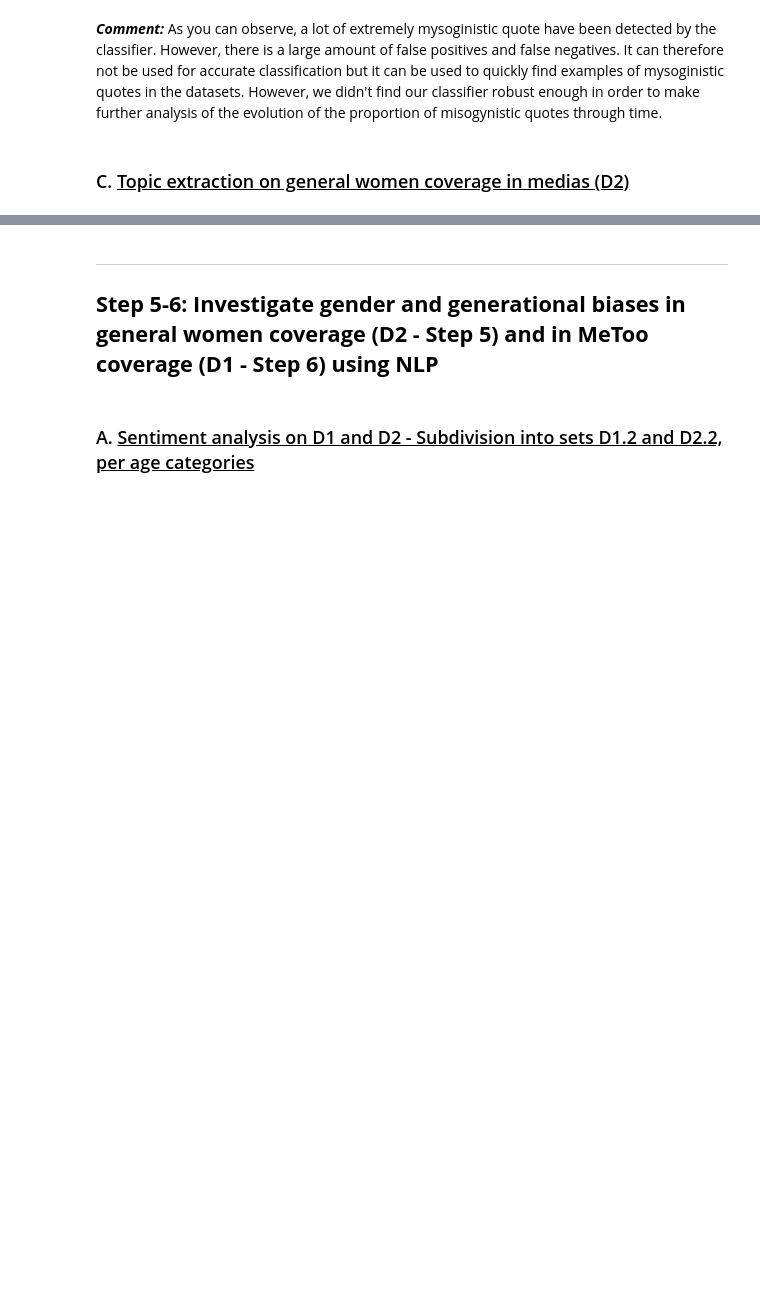
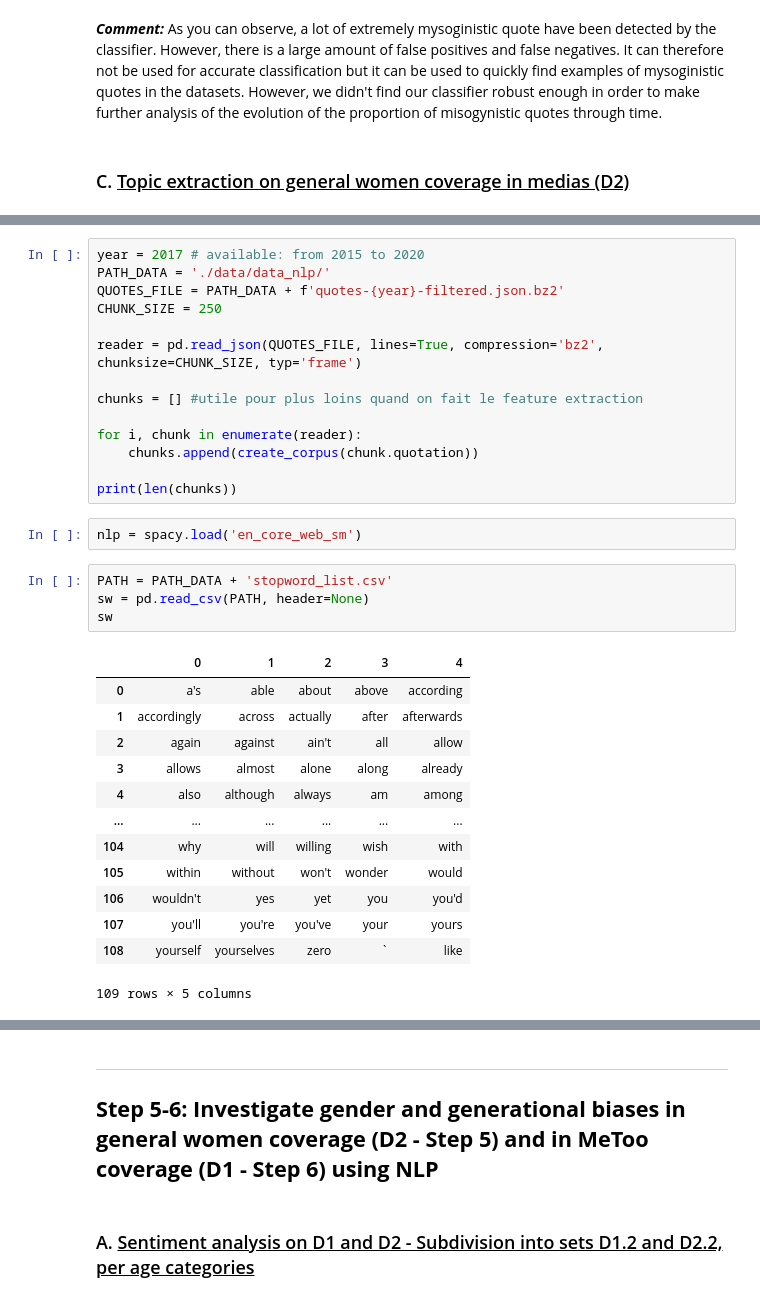
Before and after one commit to epfl-ada/ada-2021-project-adacadabras, a Jupyter notebook: metoo-media-impact-women.ipynb, the cells around one changed output, grey strips where cells are left out. Saved outputs shown, nothing was run; the diff lists cells and outputs as text; blank space fills up the shorter version.

```diff
--- a/metoo-media-impact-women.ipynb
+++ b/metoo-media-impact-women.ipynb
@@ -1194,0 +1215,34 @@ However, there is a large amount of false positives and false negatives. It can
+# %%
+year = 2017 # available: from 2015 to 2020
+PATH_DATA = './data/data_nlp/'
+QUOTES_FILE = PATH_DATA + f'quotes-{year}-filtered.json.bz2'
+CHUNK_SIZE = 250
+
+reader = pd.read_json(QUOTES_FILE, lines=True, compression='bz2', chunksize=CHUNK_SIZE, typ='frame')
+
+chunks = [] #utile pour plus loins quand on fait le feature extraction
+
+for i, chunk in enumerate(reader):
+    chunks.append(create_corpus(chunk.quotation))
+
+print(len(chunks))
+# %%
+nlp = spacy.load('en_core_web_sm')
+# %%
+PATH = PATH_DATA + 'stopword_list.csv'
+sw = pd.read_csv(PATH, header=None)
+sw
+# %% [output]
+|  | 0 | 1 | 2 | 3 | 4 |
+| 0 | a's | able | about | above | according |
+| 1 | accordingly | across | actually | after | afterwards |
+| 2 | again | against | ain't | all | allow |
+| 3 | allows | almost | alone | along | already |
+| 4 | also | although | always | am | among |
+| ... | ... | ... | ... | ... | ... |
+| 104 | why | will | willing | wish | with |
+| 105 | within | without | won't | wonder | would |
+| 106 | wouldn't | yes | yet | you | you'd |
+| 107 | you'll | you're | you've | your | yours |
+| 108 | yourself | yourselves | zero | ` | like |
+109 rows × 5 columns
```
Also changed, not shown: parts of 11 cells of this notebook, 1 other file.
